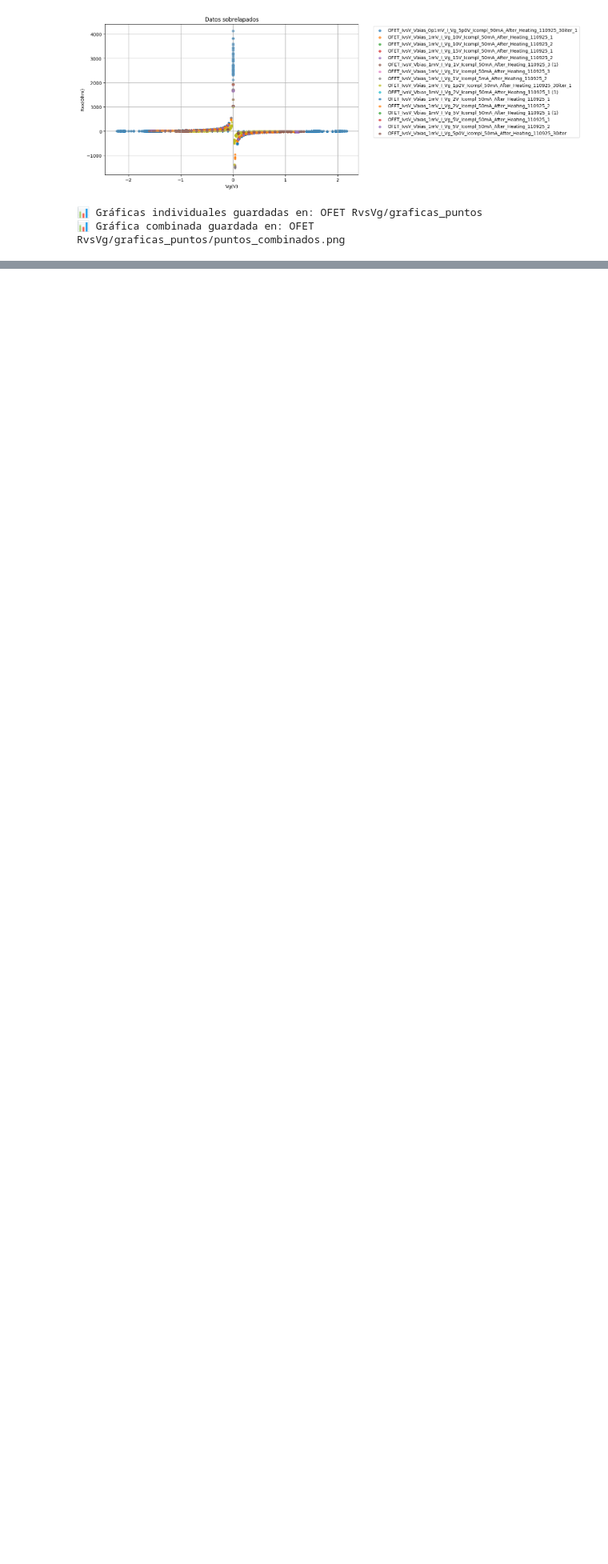
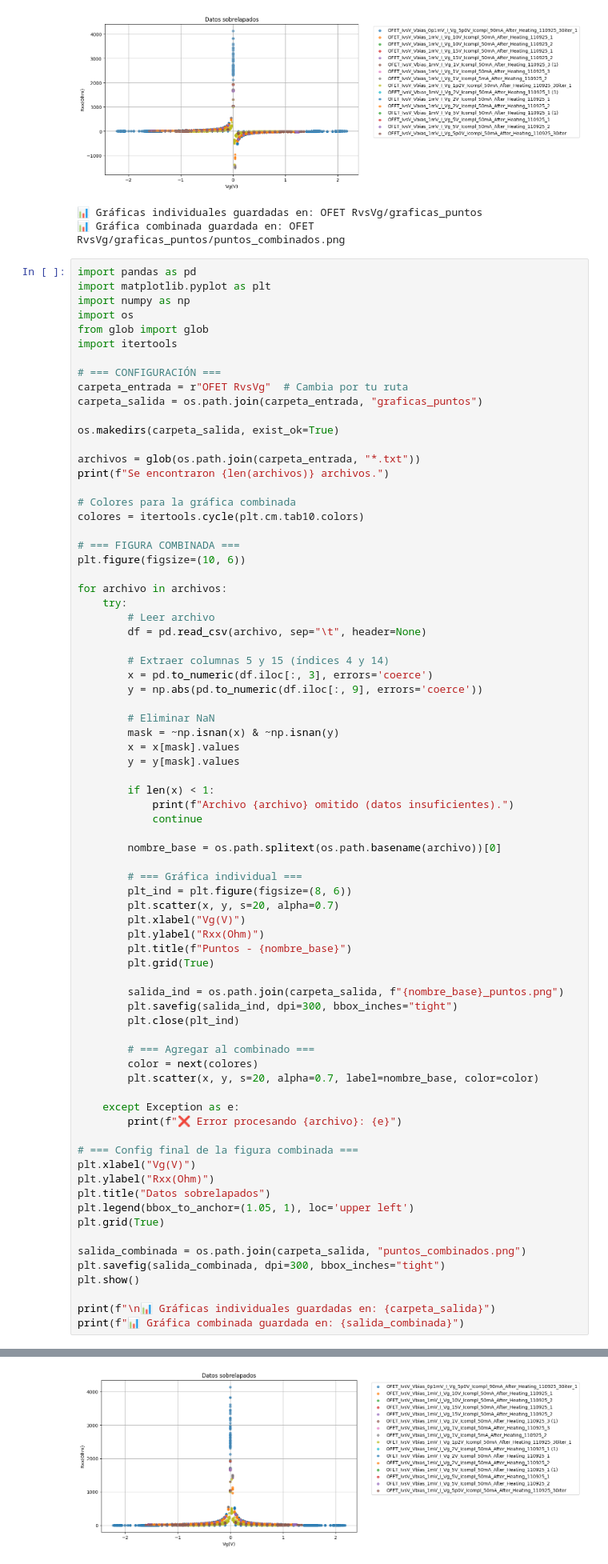
Before and after one commit to P-YepesM/QHE, a Jupyter notebook: RvsVg.ipynb, the cells around one changed output, grey strips where cells are left out. Shown at 80% size. Drawn from its saved outputs; the diff is of its cells as text; blank space fills up the shorter version.

```diff
--- a/RvsVg.ipynb
+++ b/RvsVg.ipynb
@@ -123,3 +123,79 @@ Se encontraron 16 archivos.
 [figure]
 📊 Gráficas individuales guardadas en: OFET RvsVg/graficas_puntos
 📊 Gráfica combinada guardada en: OFET RvsVg/graficas_puntos/puntos_combinados.png
+# %%
+import pandas as pd
+import matplotlib.pyplot as plt
+import numpy as np
+import os
+from glob import glob
+import itertools
+
+# === CONFIGURACIÓN ===
+carpeta_entrada = r"OFET RvsVg"  # Cambia por tu ruta
+carpeta_salida = os.path.join(carpeta_entrada, "graficas_puntos")
+
+os.makedirs(carpeta_salida, exist_ok=True)
+
+archivos = glob(os.path.join(carpeta_entrada, "*.txt"))
+print(f"Se encontraron {len(archivos)} archivos.")
+
+# Colores para la gráfica combinada
+colores = itertools.cycle(plt.cm.tab10.colors)
+
+# === FIGURA COMBINADA ===
+plt.figure(figsize=(10, 6))
+
+for archivo in archivos:
+    try:
+        # Leer archivo
+        df = pd.read_csv(archivo, sep="\t", header=None)
+
+        # Extraer columnas 5 y 15 (índices 4 y 14)
+        x = pd.to_numeric(df.iloc[:, 3], errors='coerce')
+        y = np.abs(pd.to_numeric(df.iloc[:, 9], errors='coerce'))
+
+        # Eliminar NaN
+        mask = ~np.isnan(x) & ~np.isnan(y)
+        x = x[mask].values
+        y = y[mask].values
+
+        if len(x) < 1:
+            print(f"Archivo {archivo} omitido (datos insuficientes).")
+            continue
+
+        nombre_base = os.path.splitext(os.path.basename(archivo))[0]
+
+        # === Gráfica individual ===
+        plt_ind = plt.figure(figsize=(8, 6))
+        plt.scatter(x, y, s=20, alpha=0.7)
+        plt.xlabel("Vg(V)")
+        plt.ylabel("Rxx(Ohm)")
+        plt.title(f"Puntos - {nombre_base}")
+        plt.grid(True)
+
+        salida_ind = os.path.join(carpeta_salida, f"{nombre_base}_puntos.png")
+        plt.savefig(salida_ind, dpi=300, bbox_inches="tight")
+        plt.close(plt_ind)
+
+        # === Agregar al combinado ===
+        color = next(colores)
+        plt.scatter(x, y, s=20, alpha=0.7, label=nombre_base, color=color)
+
+    except Exception as e:
+        print(f"❌ Error procesando {archivo}: {e}")
+
+# === Config final de la figura combinada ===
+plt.xlabel("Vg(V)")
+plt.ylabel("Rxx(Ohm)")
+plt.title("Datos sobrelapados")
+plt.legend(bbox_to_anchor=(1.05, 1), loc='upper left')
+plt.grid(True)
+
+salida_combinada = os.path.join(carpeta_salida, "puntos_combinados.png")
+plt.savefig(salida_combinada, dpi=300, bbox_inches="tight")
+plt.show()
+
+print(f"\n📊 Gráficas individuales guardadas en: {carpeta_salida}")
+print(f"📊 Gráfica combinada guardada en: {salida_combinada}")
+# %% [output]
@@ -125,0 +204 @@ Se encontraron 16 archivos.
+[figure, added]
```
Also changed, not shown: parts of 1 cell of this notebook.
